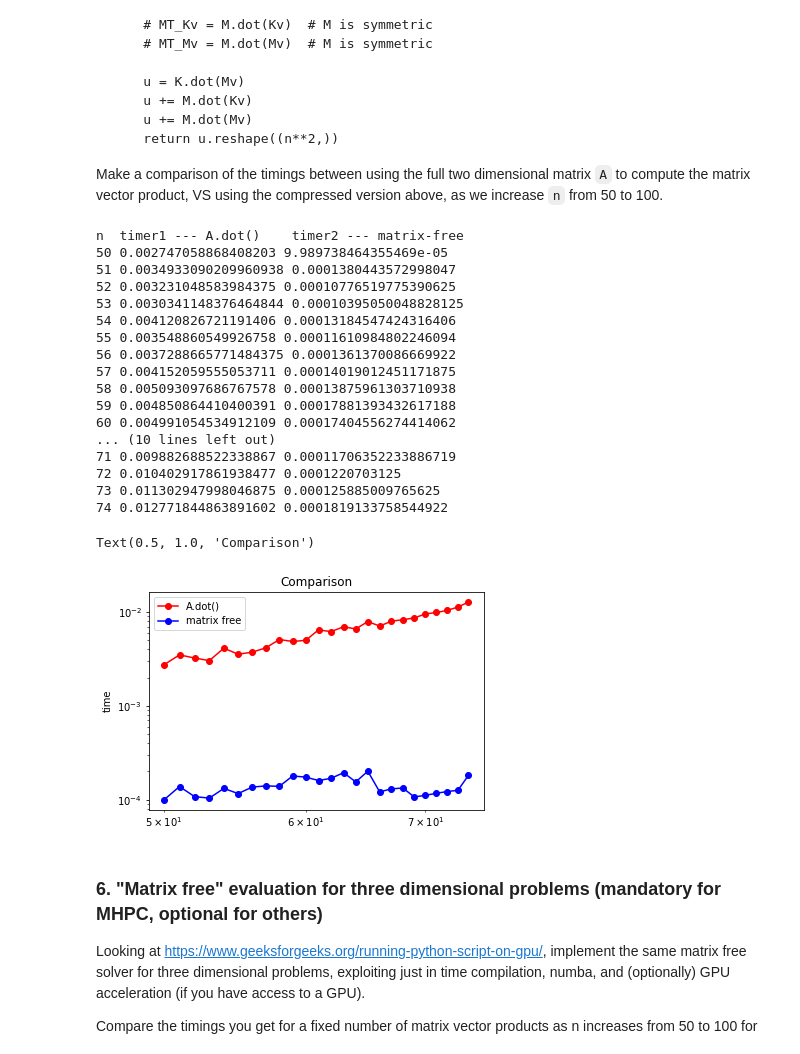
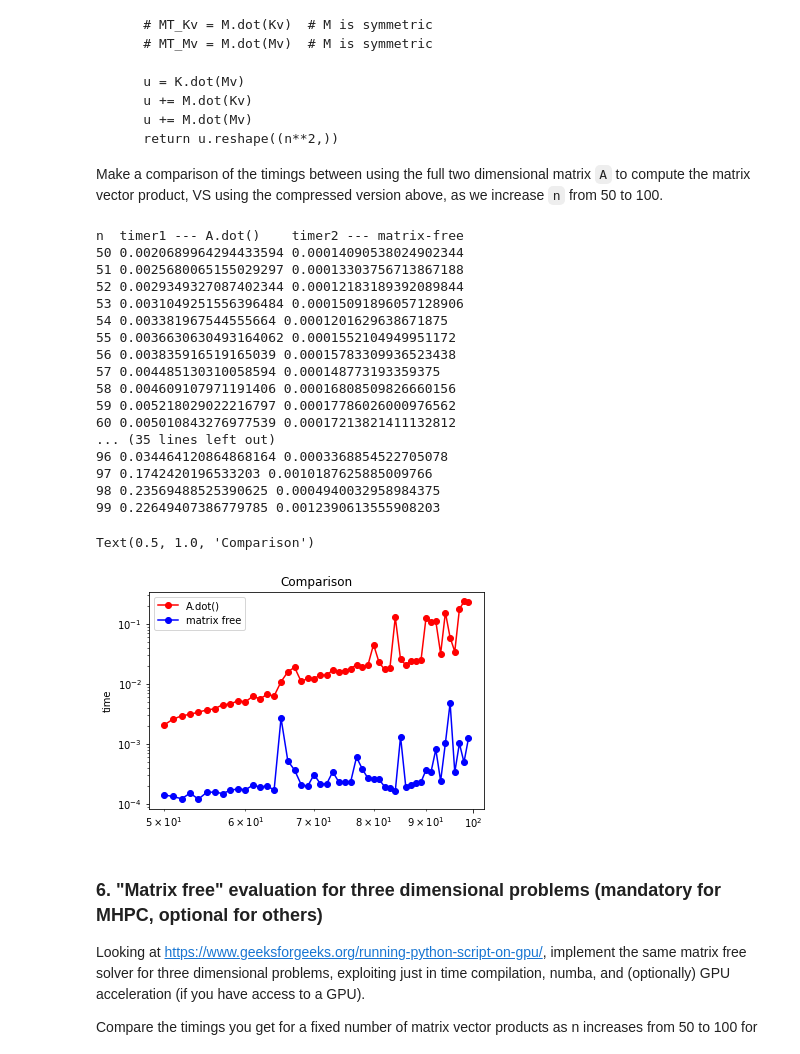
Before and after one commit to juneshuoyang/Spectral-Methods, a Jupyter notebook: FinalProject-2020-2021.ipynb, the cells around one changed output. Cells and saved outputs as stored; diff of their text form; code cells hidden in the pictures.

```diff
--- a/FinalProject-2020-2021.ipynb
+++ b/FinalProject-2020-2021.ipynb
@@ -332,7 +334,7 @@ n  L2-error
 Write a function that, given the number of Chebishev points `n` per each coordinate direction, returns `K`, `M`, and `A` for a two dimensional problem, integrated exactly using Gauss quadrature formulas with the correct number of quadrature points (as matrices, i.e., reshaped to be two dimensional)
 # %%
 n = 10
-nq = 2 * n - 1 # 2 * nq - 1 = 2 (2n - 1) - 1 = 4n - 3 > 4 (n - 1)
+nq = n
 
 X = numpy.polynomial.chebyshev.chebpts2(n)
 q, w = numpy.polynomial.legendre.leggauss(nq)
@@ -431,7 +433,7 @@ def exact_two_d(x, y):
 
 def approx_two_d(x, y, n, rhs):
 
-    nq = 2 * n - 1 # 2 * nq - 1 = 2 (2n - 1) - 1 = 4n - 3 > 4 (n - 1)
+    nq = n
 
     X = numpy.polynomial.chebyshev.chebpts2(n)
     q, w = numpy.polynomial.legendre.leggauss(nq)
@@ -643,60 +645,56 @@ def matvec_beta(vinput):
 
     Mv = M.dot(v) # result is n x n
     Kv = K.dot(v) # result is n x n
-
-    # KT_Mv = K.dot(Mv)  # K is symmetric
-    # MT_Kv = M.dot(Kv)  # M is symmetric
-    # MT_Mv = M.dot(Mv)  # M is symmetric
 
     u = (Mv).dot(K)
     u += (Kv).dot(M)
     u += (Mv).dot(M)
     u = u.reshape((n**2, 1))
     end_time = time.time()
     return u, end_time - start_time
 
 def matvec(src):
     start_time = time.time()
     u = AA.dot(src)
     end_time = time.time()
     return u, end_time - start_time
 
 t1 = []
 t2 = []
 print('n ', 'timer1 --- A.dot()   ', 'timer2 --- matrix-free')
-for n in range(50, 75):
+for n in range(50, 100):
     AA, bb, K, M = linsys(n)
     _, timer1 = matvec(bb)
     _, timer2 = matvec_beta(bb)
     t1.append(timer1)
     t2.append(timer2)
     print(n, timer1, timer2)
 
-loglog(range(50, 75), t1, 'ro-', label = 'A.dot()')
-loglog(range(50, 75), t2, 'bo-', label = 'matrix free')
+loglog(range(50, 100), t1, 'ro-', label = 'A.dot()')
+loglog(range(50, 100), t2, 'bo-', label = 'matrix free')
 legend()
 ylabel('time')
 title('Comparison')
 # %% [output]
 n  timer1 --- A.dot()    timer2 --- matrix-free
-50 0.002747058868408203 9.989738464355469e-05
-51 0.0034933090209960938 0.0001380443572998047
-52 0.003231048583984375 0.00010776519775390625
-53 0.0030341148376464844 0.00010395050048828125
-54 0.004120826721191406 0.00013184547424316406
-55 0.003548860549926758 0.00011610984802246094
-56 0.0037288665771484375 0.0001361370086669922
-57 0.004152059555053711 0.00014019012451171875
-58 0.005093097686767578 0.00013875961303710938
-59 0.004850864410400391 0.00017881393432617188
-60 0.004991054534912109 0.00017404556274414062
-... (10 lines left out)
-71 0.009882688522338867 0.00011706352233886719
-72 0.010402917861938477 0.0001220703125
-73 0.011302947998046875 0.000125885009765625
-74 0.012771844863891602 0.0001819133758544922
+50 0.0020689964294433594 0.00014090538024902344
+51 0.0025680065155029297 0.00013303756713867188
+52 0.0029349327087402344 0.00012183189392089844
+53 0.0031049251556396484 0.00015091896057128906
+54 0.003381967544555664 0.0001201629638671875
+55 0.0036630630493164062 0.0001552104949951172
+56 0.003835916519165039 0.00015783309936523438
+57 0.004485130310058594 0.000148773193359375
+58 0.004609107971191406 0.00016808509826660156
+59 0.005218029022216797 0.00017786026000976562
+60 0.005010843276977539 0.00017213821411132812
+... (35 lines left out)
+96 0.034464120864868164 0.0003368854522705078
+97 0.1742420196533203 0.0010187625885009766
+98 0.23569488525390625 0.0004940032958984375
+99 0.22649407386779785 0.0012390613555908203
 Text(0.5, 1.0, 'Comparison')
-[figure, old version]
+[figure, new version]
 # %% [markdown]
 ### 6. "Matrix free" evaluation for three dimensional problems (mandatory for MHPC, optional for others)
 
```
Also changed, not shown: parts of 3 cells of this notebook.
